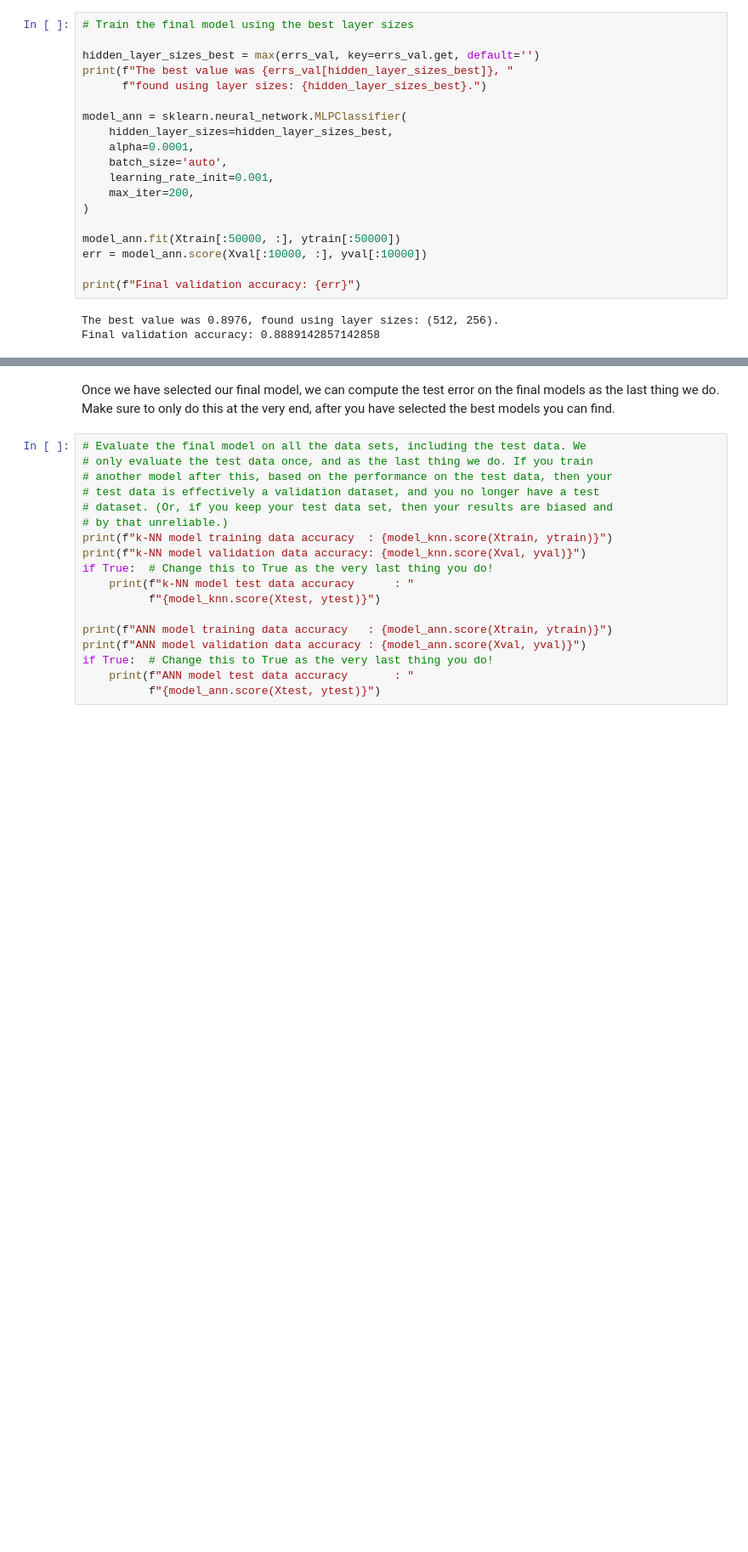
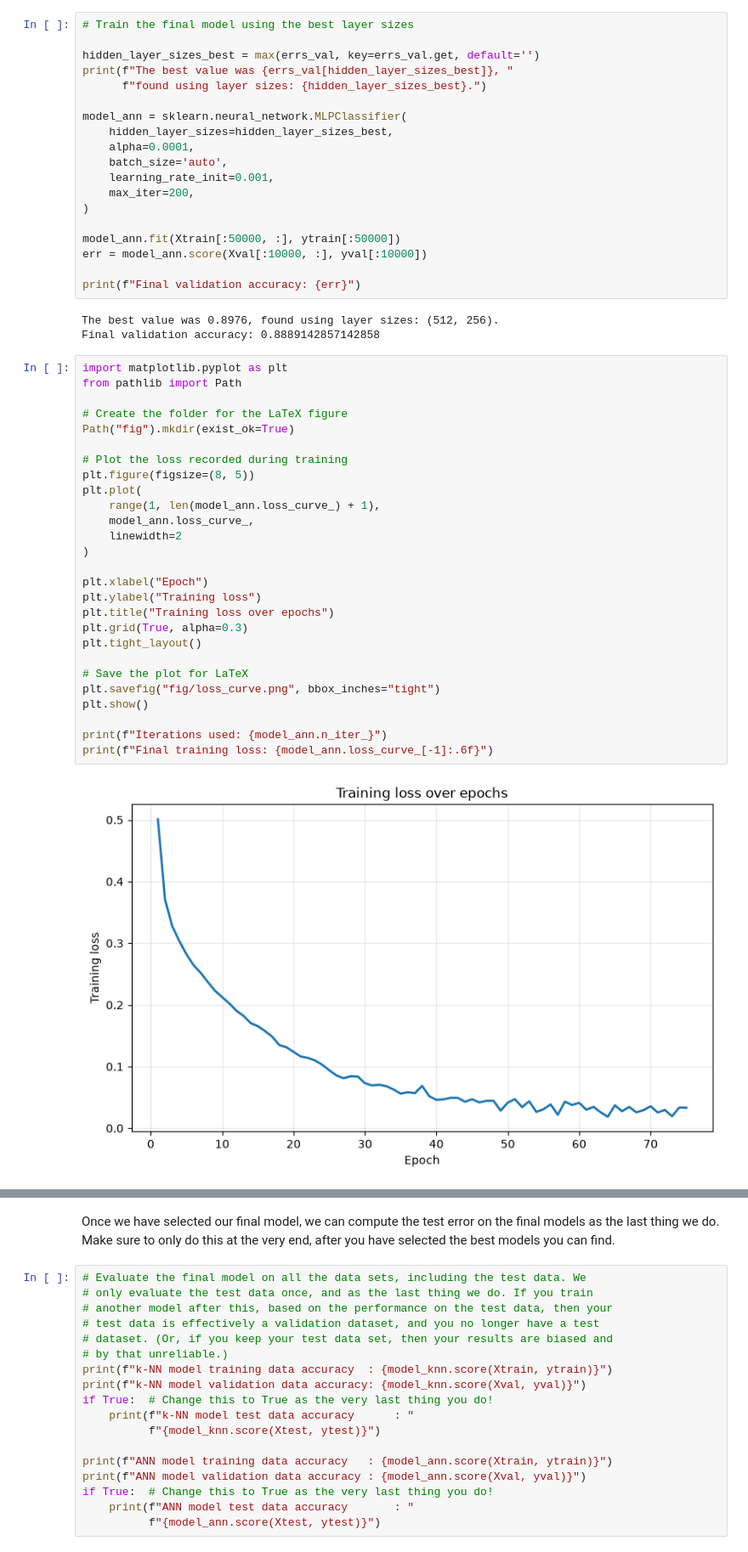
Before and after one commit to branquanne/clothing-identifier-ml, a Jupyter notebook: assignment_classification-5.ipynb, the cells around one changed output, grey strips where cells are left out. Shown at 85% size. Saved outputs shown, nothing was run; the diff lists cells and outputs as text; blank space fills up the shorter version.

```diff
--- a/assignment_classification-5.ipynb
+++ b/assignment_classification-5.ipynb
@@ -401,3 +396,32 @@ print(f"Final validation accuracy: {err}")
 # %% [output]
 The best value was 0.8976, found using layer sizes: (512, 256).
 Final validation accuracy: 0.8889142857142858
+# %%
+import matplotlib.pyplot as plt
+from pathlib import Path
+
+# Create the folder for the LaTeX figure
+Path("fig").mkdir(exist_ok=True)
+
+# Plot the loss recorded during training
+plt.figure(figsize=(8, 5))
+plt.plot(
+    range(1, len(model_ann.loss_curve_) + 1),
+    model_ann.loss_curve_,
+    linewidth=2
+)
+
+plt.xlabel("Epoch")
+plt.ylabel("Training loss")
+plt.title("Training loss over epochs")
+plt.grid(True, alpha=0.3)
+plt.tight_layout()
+
+# Save the plot for LaTeX
+plt.savefig("fig/loss_curve.png", bbox_inches="tight")
+plt.show()
+
+print(f"Iterations used: {model_ann.n_iter_}")
+print(f"Final training loss: {model_ann.loss_curve_[-1]:.6f}")
+# %% [output]
+[figure, added]
```
Also changed, not shown: parts of 3 cells of this notebook, 2 other files.
